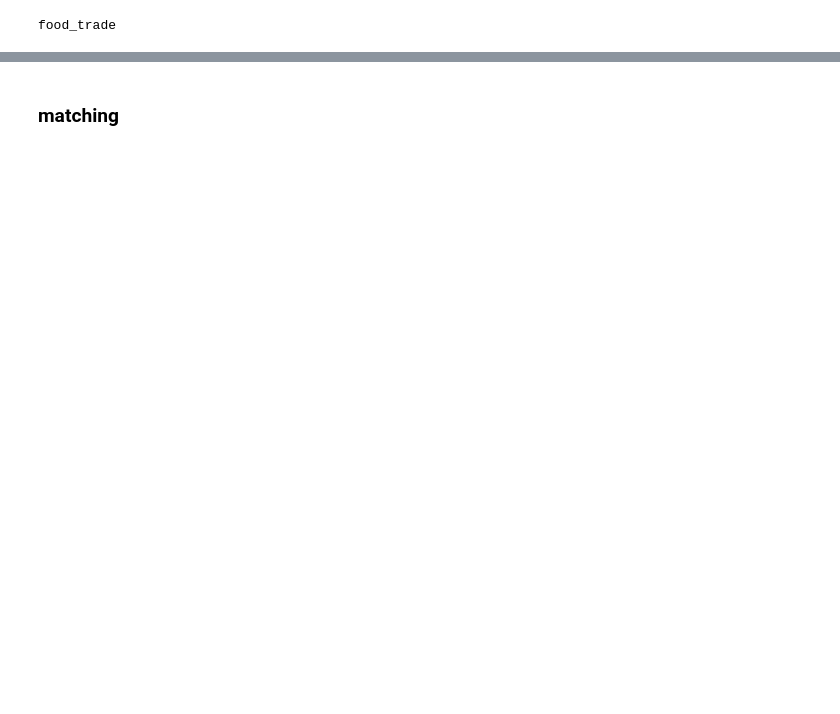
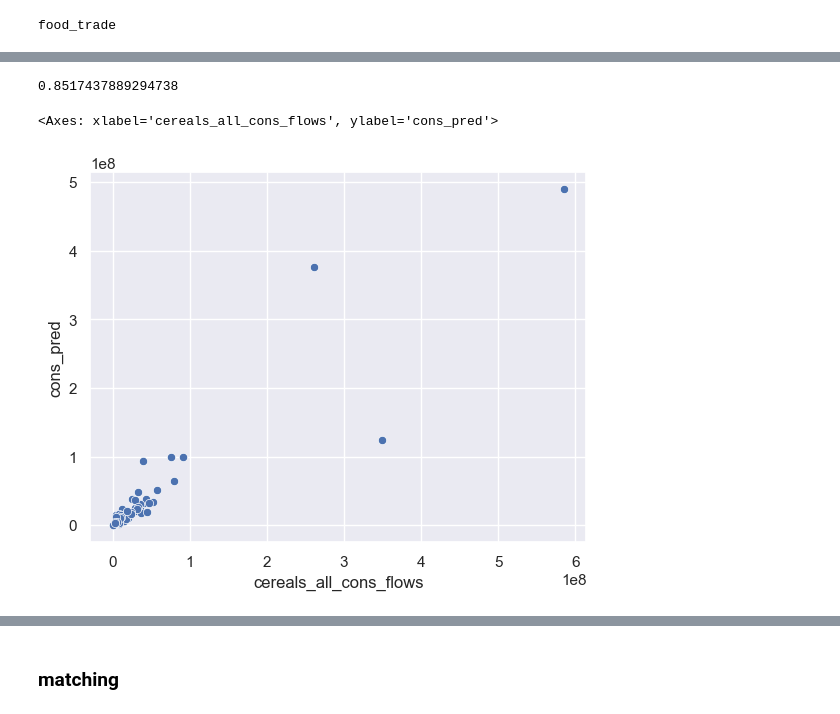
Before and after one commit to shrutijain90/food_trade_networks, a Jupyter notebook: food_trade/flow_prediction/ML_prediction.ipynb, the cells around one changed output, grey strips where cells are left out. Saved outputs shown, nothing was run; the diff lists cells and outputs as text; code cells hidden in the pictures; blank space fills up the shorter version.

```diff
--- a/food_trade/flow_prediction/ML_prediction.ipynb
+++ b/food_trade/flow_prediction/ML_prediction.ipynb
@@ -266,0 +408,18 @@ y_col = 'trade_exists'
+# %%
+fml = f"{crop}_cons_flows ~ " + " + ".join([
+    # 'from_buffaloes_log',
+    # 'from_cattle_log',
+    # 'from_chickens_log',
+    # 'from_ducks_log',
+    # 'from_goats_log',
+    # 'from_horses_log',
+    # 'from_pigs_log',
+    # 'from_sheep_log',
+    'from_pop_log',
+    # 'from_gdp_log'
+]) + " - 1 "
+
+# cons_mod = sm.OLS.from_formula(fml, data=cons)
+cons_mod = sm.GLM.from_formula(fml, family=sm.families.Gamma(link=sm.families.links.Log()), data=cons)
+res1 = cons_mod.fit()
+res1.summary(cons_mod)
@@ -266,0 +439,34 @@ y_col = 'trade_exists'
+# %%
+cons['cons_pred'] = res.predict(cons[[
+    'from_buffaloes_log',
+    'from_cattle_log',
+    'from_chickens_log',
+    'from_ducks_log',
+    'from_goats_log',
+    'from_horses_log',
+    'from_pigs_log',
+    'from_sheep_log',
+    'from_pop_log',
+    'from_gdp_log'
+]])
+
+cons['cons_pred1'] = res1.predict(cons[[
+    'from_buffaloes_log',
+    'from_cattle_log',
+    'from_chickens_log',
+    'from_ducks_log',
+    'from_goats_log',
+    'from_horses_log',
+    'from_pigs_log',
+    'from_sheep_log',
+    'from_pop_log',
+    'from_gdp_log'
+]])
+print(r2_score(cons[f'{crop}_cons_flows'], cons['cons_pred']))
+sns.scatterplot(x=cons[f'{crop}_cons_flows'], y=cons['cons_pred'])
+# plt.xlim(0,2.5e9)
+# plt.ylim(0,2.5e9)
+# %% [output]
+0.8517437889294738
+<Axes: xlabel='cereals_all_cons_flows', ylabel='cons_pred'>
+[figure, added]
```
Also changed, not shown: parts of 458 cells of this notebook, 3 other files.
